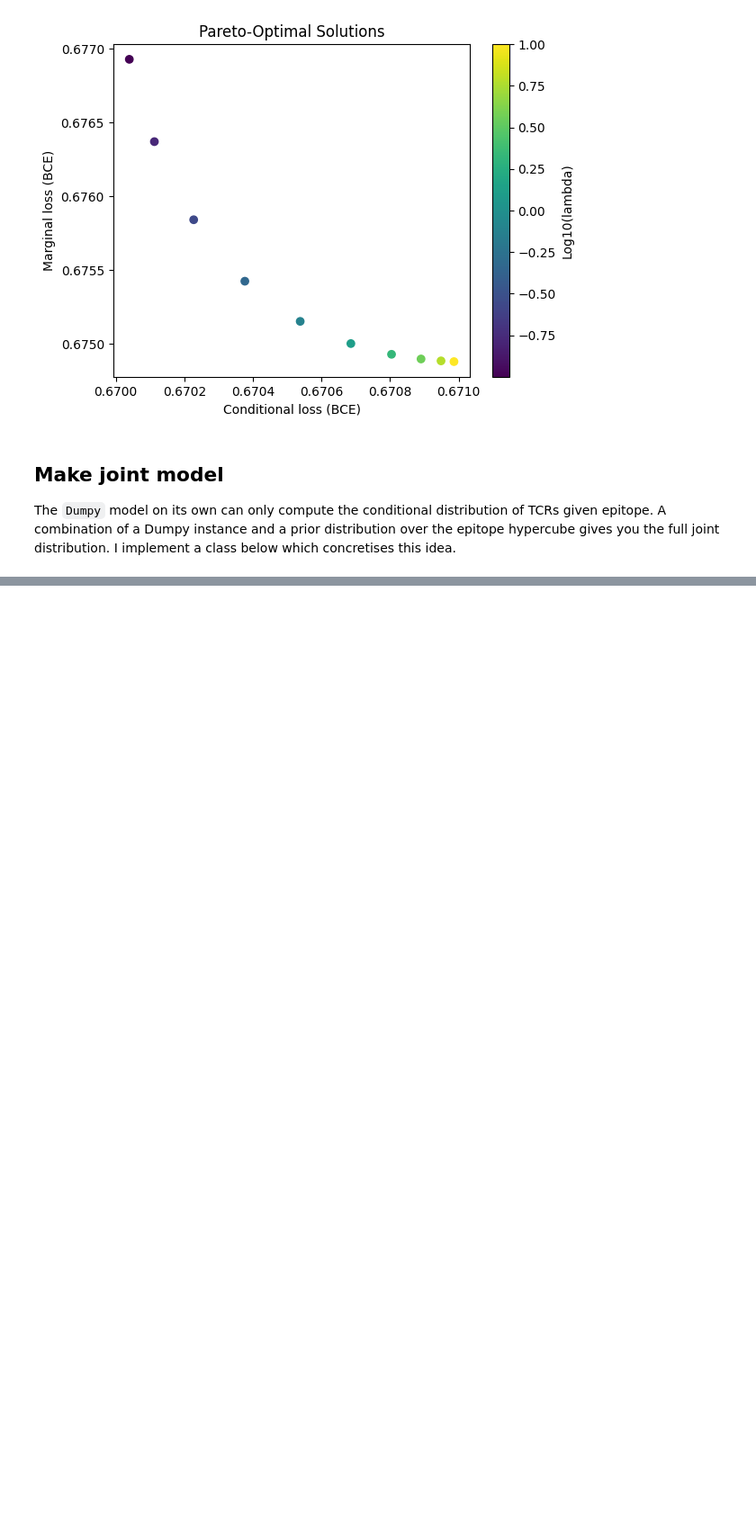
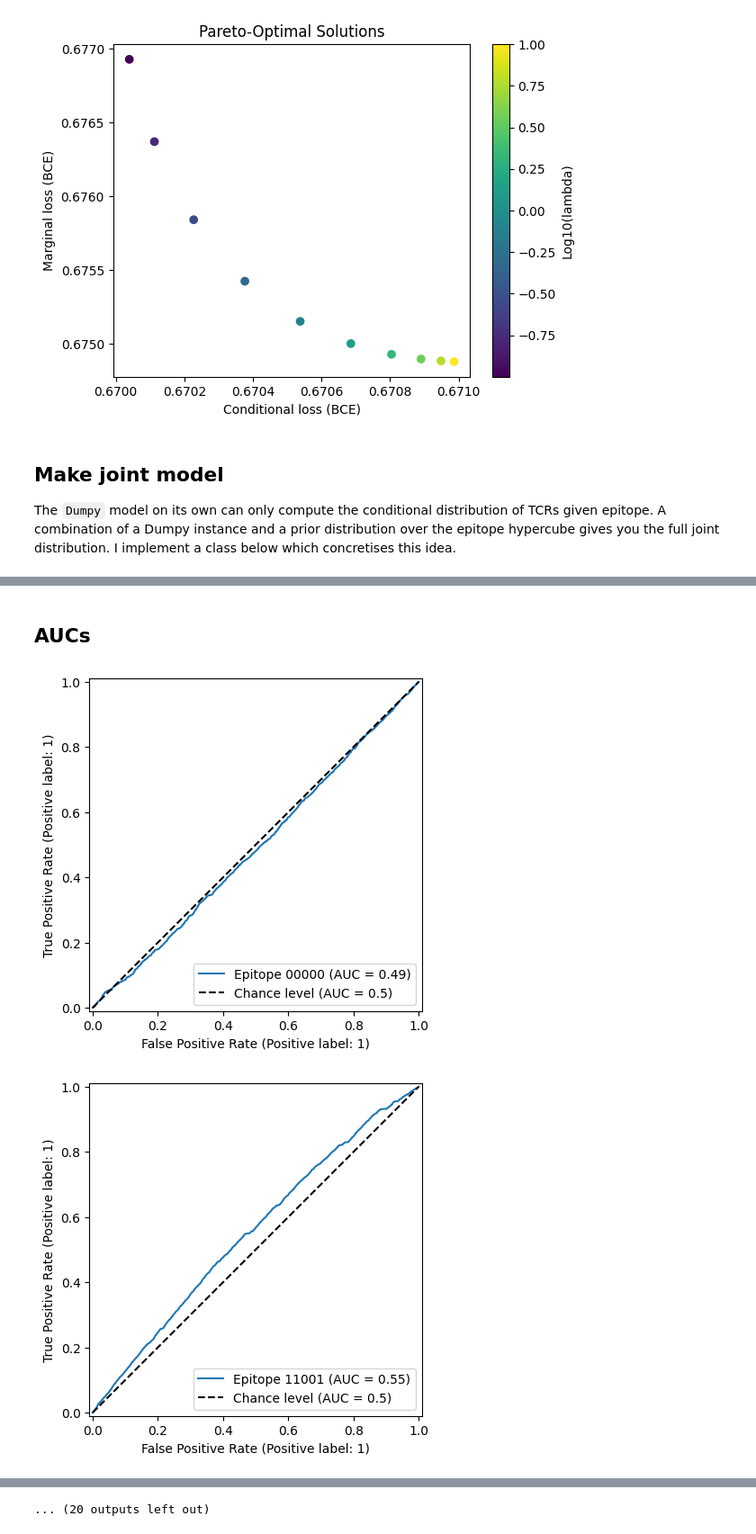
Before and after one commit to jhenderson0/cruk_datathon_team_6, a Jupyter notebook: notebooks/log_reg_attempt.ipynb, the cells around one changed output, grey strips where cells are left out. Shown at 90% size. Saved outputs shown, nothing was run; the diff lists cells and outputs as text; code cells hidden in the pictures; blank space fills up the shorter version.

```diff
--- a/notebooks/log_reg_attempt.ipynb
+++ b/notebooks/log_reg_attempt.ipynb
@@ -187,6 +189,8 @@ plt.ylabel("Marginal loss (BCE)")
 plt.show()
 # %% [output]
 [figure]
+# %%
+lambda_of_choice = results_table["Lambda"].iloc[0]
 # %% [markdown]
 ## Make joint model
 
@@ -223,6 +252,6 @@ class DumpyJoint:
         marginals = [self.epitope_priors[epitope] for epitope in epitopes_as_tuples]
         return torch.tensor(marginals)
 # %%
-joint_model = DumpyJoint(Dumpy(5, 10), epitope_priors)
-mini_tcr_tensor = tcr_tensor[:3]
-mini_epitope_tensor = epitope_tensor[:3]
+joint_model = DumpyJoint(results[lambda_of_choice][0], epitope_priors)
+mini_tcr_tensor = tcr_tensor[:5]
+mini_epitope_tensor = epitope_tensor[:5]
@@ -234,0 +272,29 @@ tensor(1.)
+# %% [markdown]
+## AUCs
+# %%
+unique_epitopes = data["translation_epitope"].unique()
+all_epitopes = epitope_tensor.unique(dim=0)
+
+for epitope in unique_epitopes:
+    positive_indices = (data["translation_epitope"] == epitope).to_numpy()
+    negative_indices = ~positive_indices
+
+    positive_tcrs = tcr_tensor[positive_indices]
+    negative_tcrs = tcr_tensor[negative_indices]
+    target_epitope = epitope_tensor[positive_indices][:1]
+
+    p_target_ep_positives = joint_model.joint(positive_tcrs, target_epitope).squeeze()
+    p_all_eps_positives = joint_model.joint(positive_tcrs, all_epitopes).sum(dim=1)
+    p_target_ep_positives_normalized = p_target_ep_positives / p_all_eps_positives # Relative prob of target epitope out of all possible
+
+    p_target_ep_negatives = joint_model.joint(negative_tcrs, target_epitope).squeeze()
+    p_all_eps_negatives = joint_model.joint(negative_tcrs, all_epitopes).sum(dim=1)
+    p_target_ep_negatives_normalized = p_target_ep_negatives / p_all_eps_negatives # Same as above, but for negative TCRs
+
+    all_positive_probs = torch.concatenate((p_target_ep_positives_normalized, p_target_ep_negatives_normalized))
+    all_labels = torch.concatenate((torch.ones_like(p_target_ep_positives_normalized), torch.zeros_like(p_target_ep_negatives_normalized)))
+
+    RocCurveDisplay.from_predictions(all_labels, all_positive_probs, name=f"Epitope {epitope}", plot_chance_level=True)
+# %% [output]
+[figure, added]
+[figure, added]
@@ -234,0 +311 @@ tensor(1.)
+... (20 outputs left out)
```
Also changed, not shown: parts of 5 cells of this notebook.
